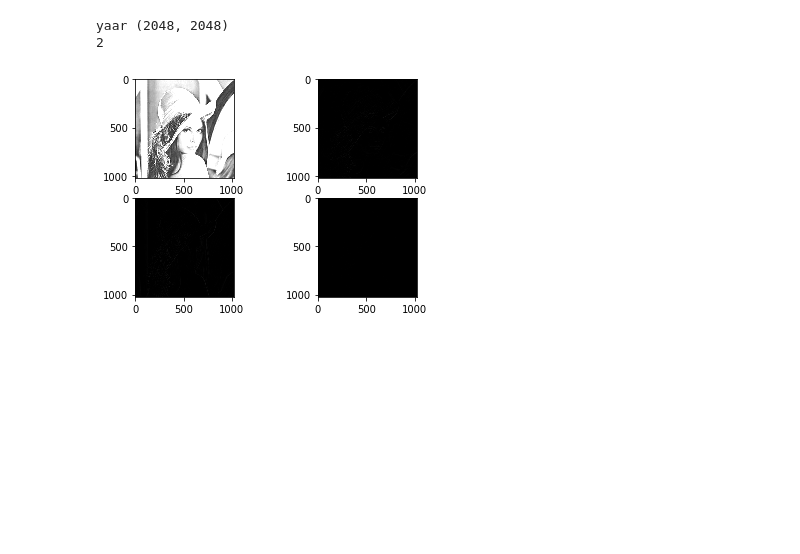
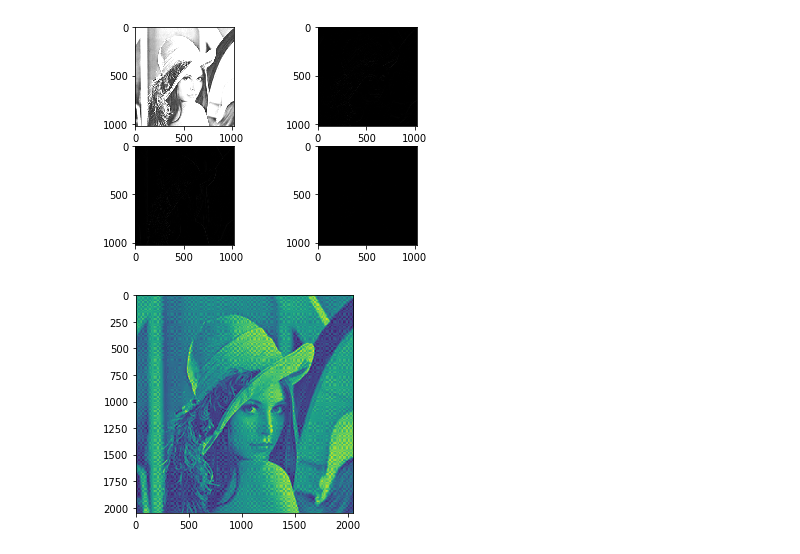
Before and after one commit to krishnakrmahto/Image_Watermarking_DWT_DCT_NISProject, a Jupyter notebook: digitalWatermarking.ipynb, the cells around one changed output. Drawn from its saved outputs; the diff is of its cells as text; code cells hidden in the pictures; blank space fills up the shorter version.

```diff
--- a/digitalWatermarking.ipynb
+++ b/digitalWatermarking.ipynb
@@ -7,7 +7,7 @@ from scipy.fftpack import dct
 from scipy.fftpack import idct
 # %%
 image = 'image.png'
-watermark = 'watermark.png'
+watermark = 'watermark2.png'
 # %%
 def convert_image(image_name, size):
     with open('log/function_calls.txt', 'a') as logfile:
@@ -191,6 +158,29 @@ def watermarker(img):
+# %%
+def watermarker():
+    with open('./log/function_calls.txt', 'a') as logfile:
+        logfile.write('watermarker\n')
+    wavelet_type = 'haar'
+    level = 1
+    image_array = convert_image(image, 2048) # return grayscale of size 2048*2048
+    watermark_array = convert_image(watermark, 128) # return grayscale of size 128*128
+
+    coeffs_image = process_coefficients(image_array, wavelet_type, level=level)
+
+    print_dwt_images(coeffs_image)
+
+    dct_array = apply_dct(coeffs_image[0]) # returns dct of entire image
+    dct_array = embed_watermark(watermark_array, dct_array)
+    coeffs_image[0] = inverse_dct(dct_array)
+
+
+# reconstruction
+    image_array_H=pywt.waverec2(coeffs_image, wavelet_type)
+    print_image_from_array(image_array_H, 'image_with_watermark.jpg')
+
+# recover images
+    recover_watermark(image_array = image_array_H, model=wavelet_type, level = level)
 # %%
-watermarker("test")
+watermarker()
 # %% [output]
-yaar (2048, 2048)
-2
 [figure]
+[figure, added]
```
Also changed, not shown: parts of 7 cells of this notebook, 7 other files.
